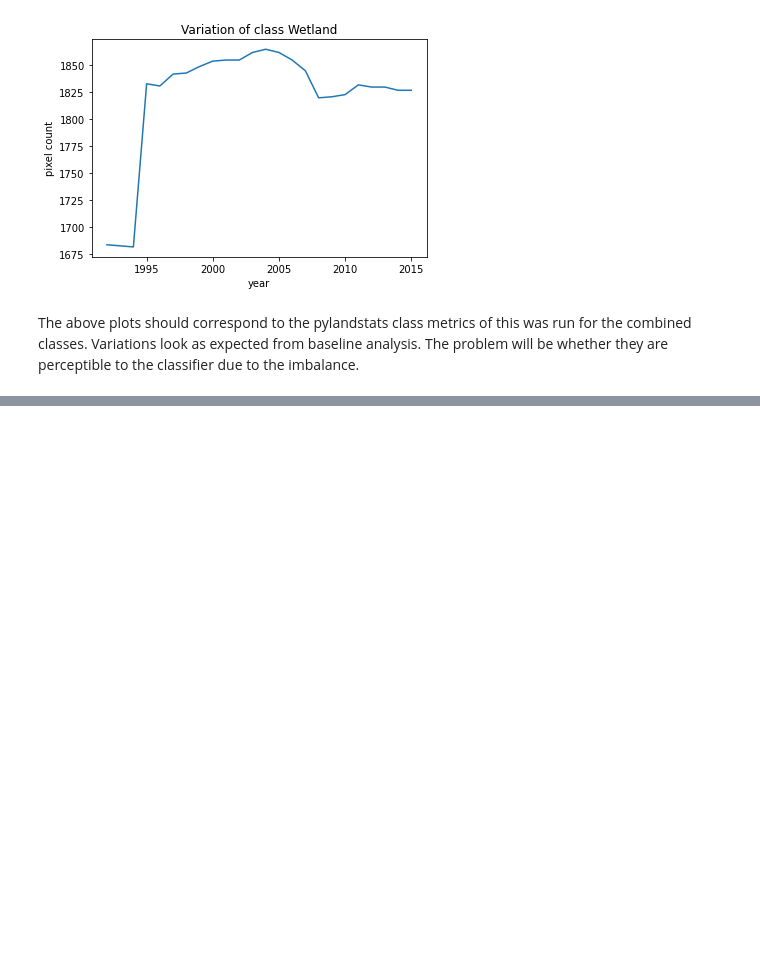
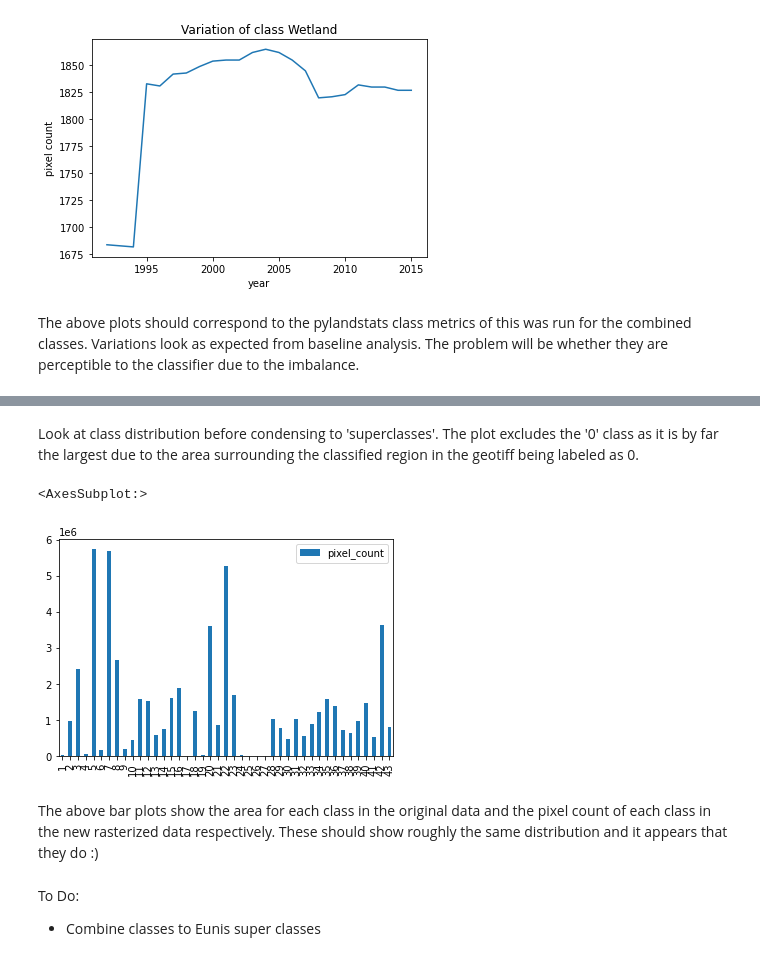
Before and after one commit to ai4er-cdt/geograph, a Jupyter notebook: notebooks/exploratory/kmg_2_training_data-exploration.ipynb, the cells around one changed output, grey strips where cells are left out. Drawn from its saved outputs; the diff is of its cells as text; code cells hidden in the pictures; blank space fills up the shorter version.

Commit message:
Merge branch 'feature/landcover-classification' of github.com:ai4er-cdt/gtc-biodiversity into feature/landcover-classification

```diff
--- a/notebooks/exploratory/kmg_2_training_data-exploration.ipynb
+++ b/notebooks/exploratory/kmg_2_training_data-exploration.ipynb
@@ -340,0 +344,4 @@ The above plots should correspond to the pylandstats class metrics of this was r
+# %%
+polesia_hab_path = '/gws/nopw/j04/ai4er/guided-team-challenge/2021/biodiversity/chernobyl_habitat_data/polesia_hab_10res.tif'
+polesia_hab = xr.open_rasterio(polesia_hab_path, parse_coordinates=True)
+polesia_hab
@@ -340,0 +465,12 @@ The above plots should correspond to the pylandstats class metrics of this was r
+# %% [markdown]
+Look at class distribution before condensing to 'superclasses'. The plot excludes the '0' class as it is by far the largest due to the area surrounding the classified region in the geotiff being labeled as 0.
+# %%
+classes_df_hab.iloc[1:44].plot.bar()
+# %% [output]
+<AxesSubplot:>
+[figure, added]
+# %% [markdown]
+The above bar plots show the area for each class in the original data and the pixel count of each class in the new rasterized data respectively. These should show roughly the same distribution and it appears that they do :)
+# %% [markdown]
+To Do:
+- Combine classes to Eunis super classes
```
Also changed, not shown: parts of 14 cells of this notebook, 9 other files.
